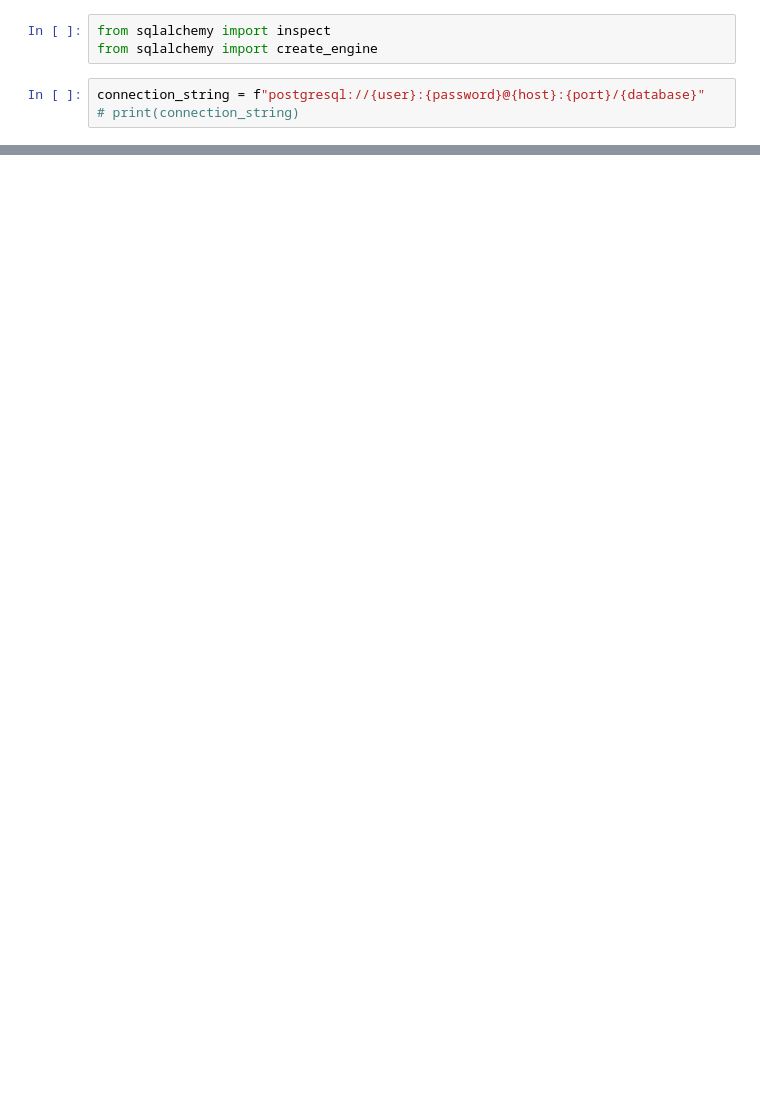
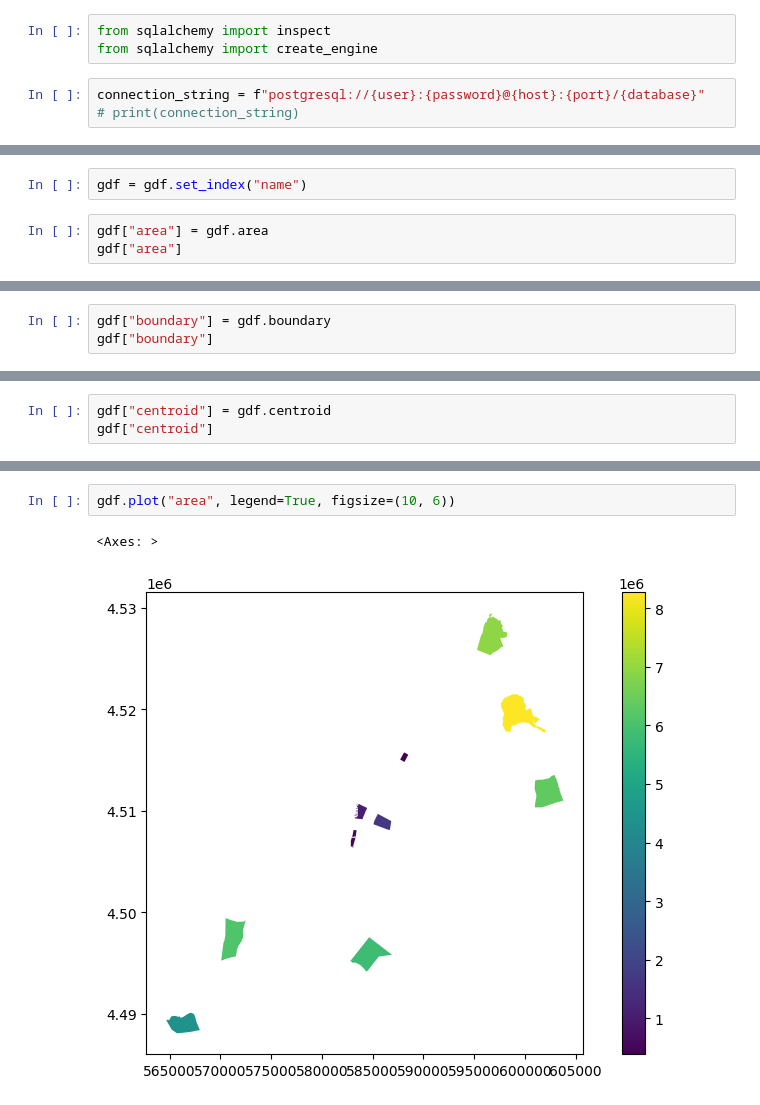
Before and after one commit to Vikash-exe/SQL, a Jupyter notebook: Postgre_pandas.ipynb, the cells around one changed output, grey strips where cells are left out. Cells and saved outputs as stored; diff of their text form; blank space fills up the shorter version.

```diff
--- a/Postgre_pandas.ipynb
+++ b/Postgre_pandas.ipynb
@@ -33,0 +80,5 @@ geom NULL
+# %%
+gdf = gdf.set_index("name")
+# %%
+gdf["area"] = gdf.area
+gdf["area"]
@@ -33,0 +98,3 @@ geom NULL
+# %%
+gdf["boundary"] = gdf.boundary
+gdf["boundary"]
@@ -33,0 +124,3 @@ geom NULL
+# %%
+gdf["centroid"] = gdf.centroid
+gdf["centroid"]
@@ -33,0 +140,5 @@ geom NULL
+# %%
+gdf.plot("area", legend=True, figsize=(10, 6))
+# %% [output]
+<Axes: >
+[figure, added]
```
Also changed, not shown: parts of 29 cells of this notebook.
